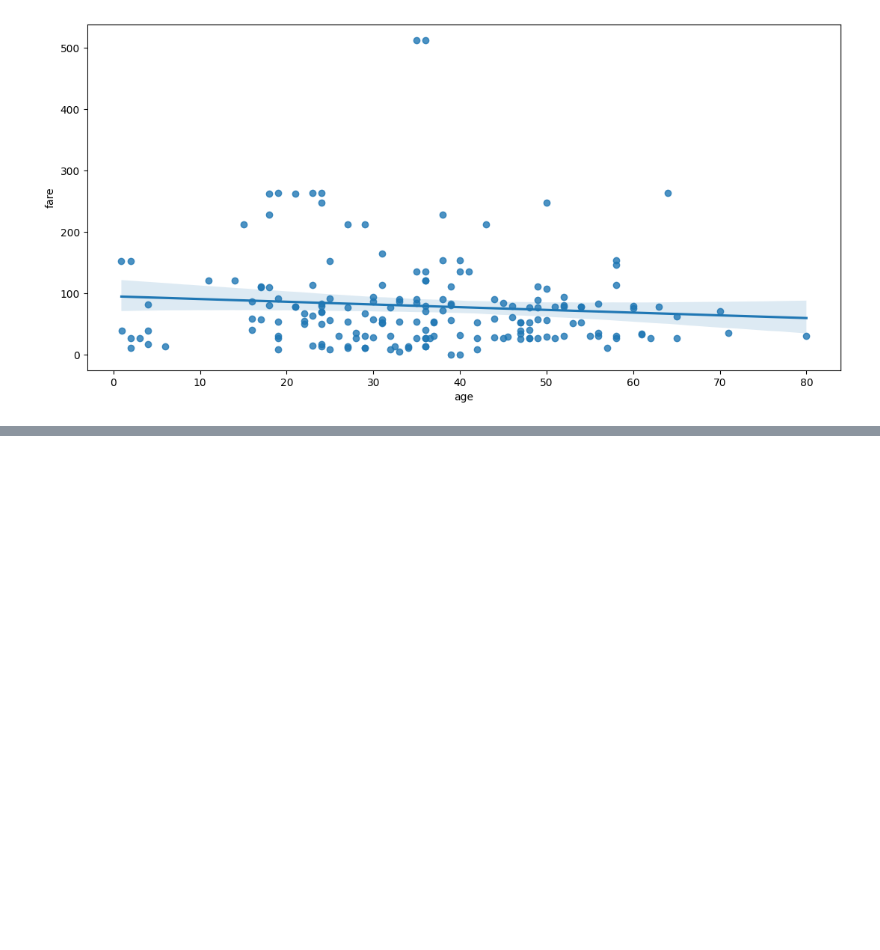
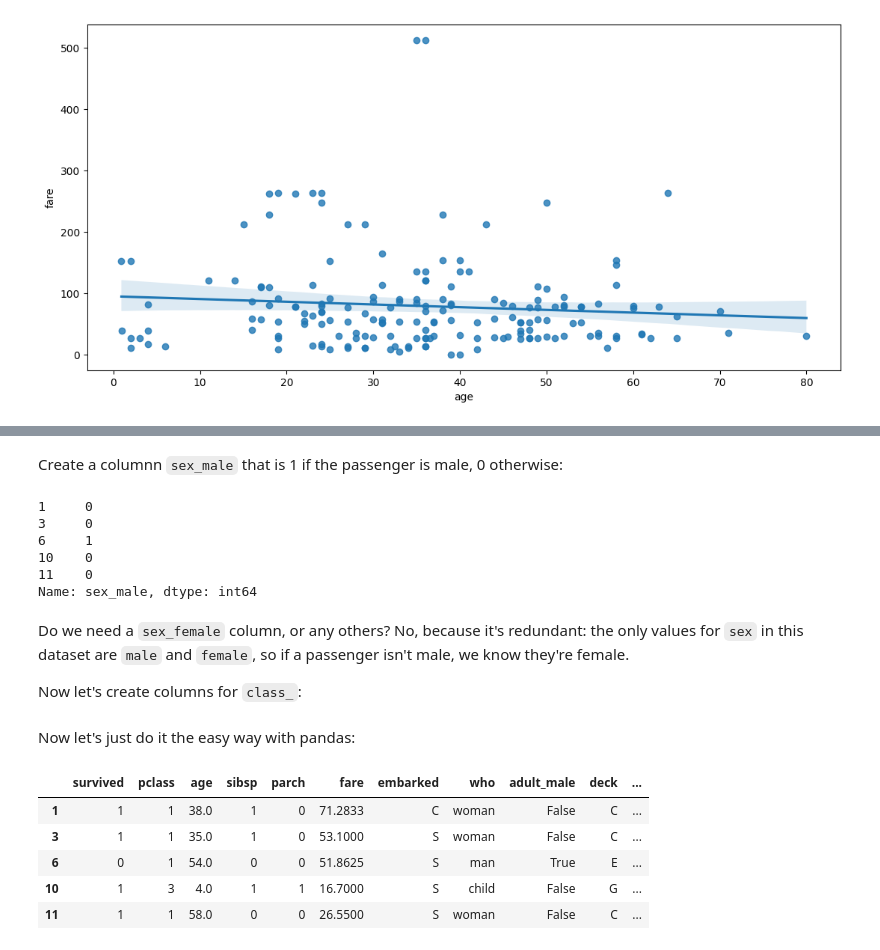
Before and after one commit to crdcamp/lin-reg-application, a Jupyter notebook: references/3_lin_reg_conf_intervals_se.ipynb, the cells around one changed output, grey strips where cells are left out. Drawn from its saved outputs; the diff is of its cells as text; code cells hidden in the pictures; blank space fills up the shorter version.

```diff
--- a/references/3_lin_reg_conf_intervals_se.ipynb
+++ b/references/3_lin_reg_conf_intervals_se.ipynb
@@ -330,0 +340,18 @@ Beautiful. Looks like things are working. These plots also indicate that the dat
+# %%
+titanic_orig = titanic.copy()
+# %% [markdown]
+Create a columnn `sex_male` that is 1 if the passenger is male, 0 otherwise:
+# %%
+titanic["sex_male"] = (titanic.sex == "male").astype(int)
+titanic.sex_male.head()
+# %% [output]
+1     0
+3     0
+6     1
+10    0
+11    0
+Name: sex_male, dtype: int64
+# %% [markdown]
+Do we need a `sex_female` column, or any others? No, because it's redundant: the only values for `sex` in this dataset are `male` and `female`, so if a passenger isn't male, we know they're female.
+
+Now let's create columns for `class_`:
@@ -330,0 +361,12 @@ Beautiful. Looks like things are working. These plots also indicate that the dat
+# %% [markdown]
+Now let's just do it the easy way with pandas:
+# %%
+titanic = pd.get_dummies(titanic_orig, columns=["sex", "class"], drop_first=True)
+titanic.head()
+# %% [output]
+|  | survived | pclass | age | sibsp | parch | fare | embarked | who | adult_male | deck | ... |
+| 1 | 1 | 1 | 38.0 | 1 | 0 | 71.2833 | C | woman | False | C | ... |
+| 3 | 1 | 1 | 35.0 | 1 | 0 | 53.1000 | S | woman | False | C | ... |
+| 6 | 0 | 1 | 54.0 | 0 | 0 | 51.8625 | S | man | True | E | ... |
+| 10 | 1 | 3 | 4.0 | 1 | 1 | 16.7000 | S | child | False | G | ... |
+| 11 | 1 | 1 | 58.0 | 0 | 0 | 26.5500 | S | woman | False | C | ... |
```
Also changed, not shown: parts of 5 cells of this notebook.
